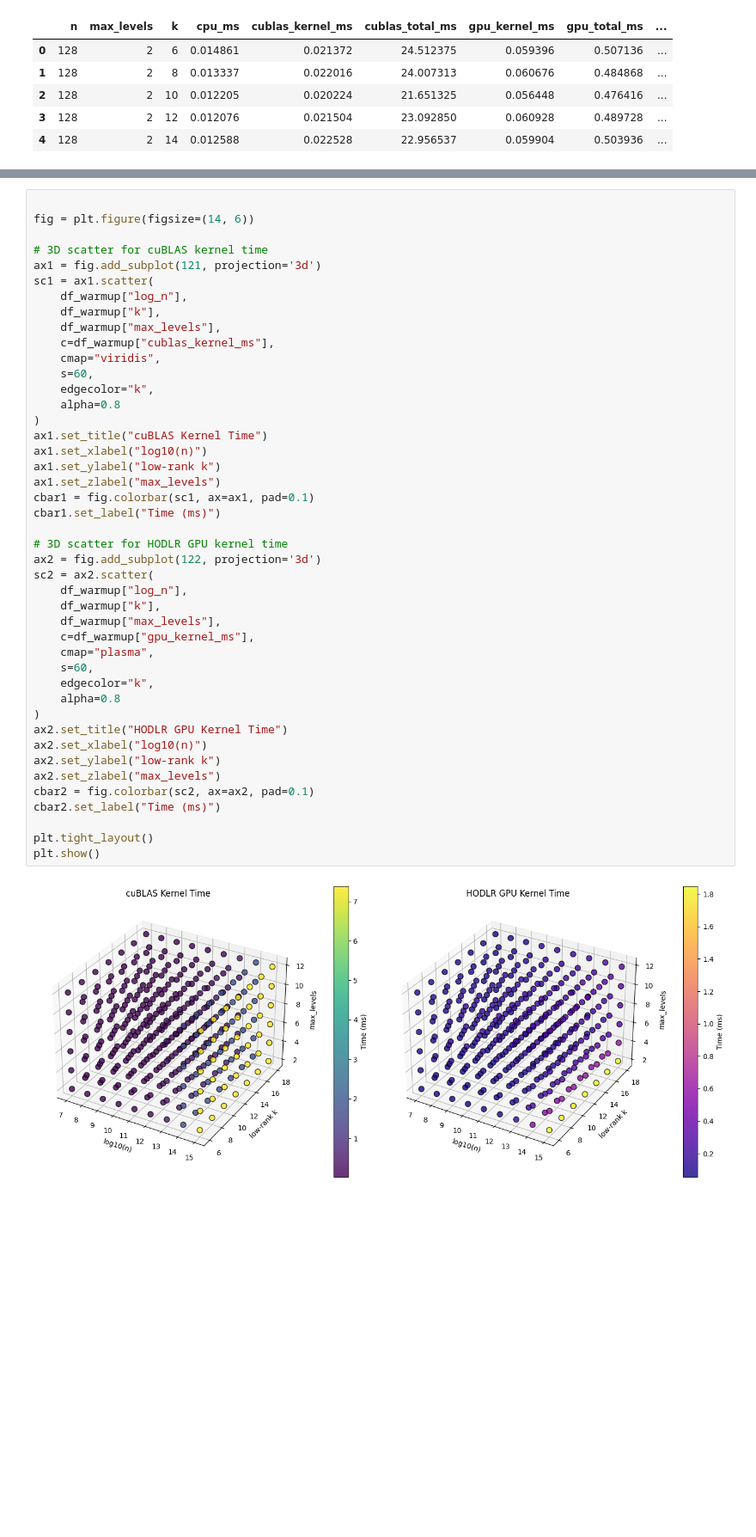
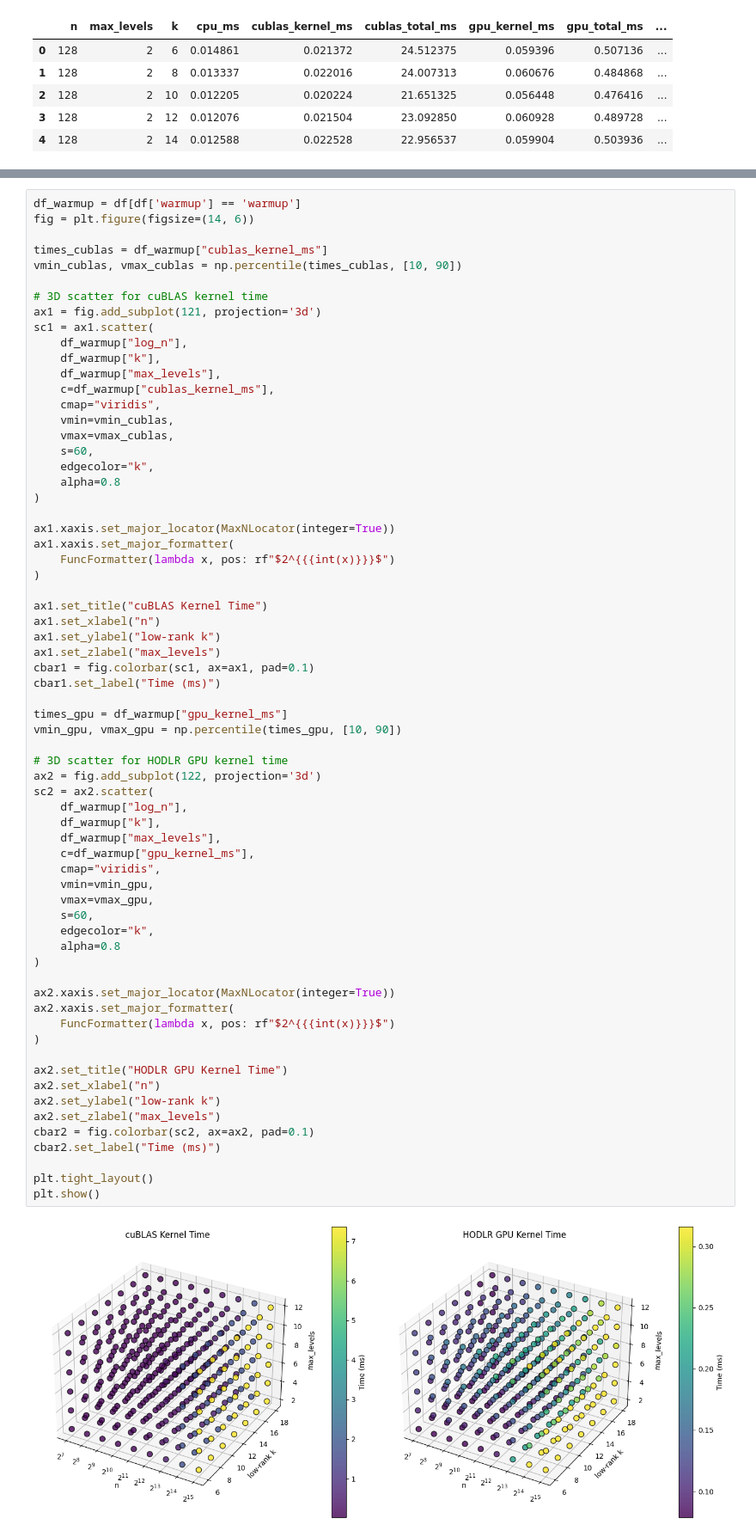
Before and after one commit to jonathanwangyc/cs598hpc-final-project, a Jupyter notebook: postprocess.ipynb, the cells around one changed output, grey strips where cells are left out. Shown at 86% size. Cells and saved outputs as stored; diff of their text form; blank space fills up the shorter version.

```diff
--- a/postprocess.ipynb
+++ b/postprocess.ipynb
@@ -65,6 +27,9 @@ plt.show()
 # %%
+df_warmup = df[df['warmup'] == 'warmup']
+fig = plt.figure(figsize=(14, 6))
 
-fig = plt.figure(figsize=(14, 6))
+times_cublas = df_warmup["cublas_kernel_ms"]
+vmin_cublas, vmax_cublas = np.percentile(times_cublas, [10, 90])
 
 # 3D scatter for cuBLAS kernel time
 ax1 = fig.add_subplot(121, projection='3d')
@@ -74,37 +39,56 @@ sc1 = ax1.scatter(
     df_warmup["max_levels"],
     c=df_warmup["cublas_kernel_ms"],
     cmap="viridis",
+    vmin=vmin_cublas,
+    vmax=vmax_cublas,
     s=60,
     edgecolor="k",
     alpha=0.8
 )
+
+ax1.xaxis.set_major_locator(MaxNLocator(integer=True))
+ax1.xaxis.set_major_formatter(
+    FuncFormatter(lambda x, pos: rf"$2^{{{int(x)}}}$")
+)
+
 ax1.set_title("cuBLAS Kernel Time")
-ax1.set_xlabel("log10(n)")
+ax1.set_xlabel("n")
 ax1.set_ylabel("low-rank k")
 ax1.set_zlabel("max_levels")
 cbar1 = fig.colorbar(sc1, ax=ax1, pad=0.1)
 cbar1.set_label("Time (ms)")
+
+times_gpu = df_warmup["gpu_kernel_ms"]
+vmin_gpu, vmax_gpu = np.percentile(times_gpu, [10, 90])
 
 # 3D scatter for HODLR GPU kernel time
 ax2 = fig.add_subplot(122, projection='3d')
 sc2 = ax2.scatter(
     df_warmup["log_n"],
     df_warmup["k"],
     df_warmup["max_levels"],
     c=df_warmup["gpu_kernel_ms"],
-    cmap="plasma",
+    cmap="viridis",
+    vmin=vmin_gpu,
+    vmax=vmax_gpu,
     s=60,
     edgecolor="k",
     alpha=0.8
 )
+
+ax2.xaxis.set_major_locator(MaxNLocator(integer=True))
+ax2.xaxis.set_major_formatter(
+    FuncFormatter(lambda x, pos: rf"$2^{{{int(x)}}}$")
+)
+
 ax2.set_title("HODLR GPU Kernel Time")
-ax2.set_xlabel("log10(n)")
+ax2.set_xlabel("n")
 ax2.set_ylabel("low-rank k")
 ax2.set_zlabel("max_levels")
 cbar2 = fig.colorbar(sc2, ax=ax2, pad=0.1)
 cbar2.set_label("Time (ms)")
 
 plt.tight_layout()
 plt.show()
 # %% [output]
-[figure, old version]
+[figure, new version]
```
Also changed, not shown: parts of 18 cells of this notebook.
